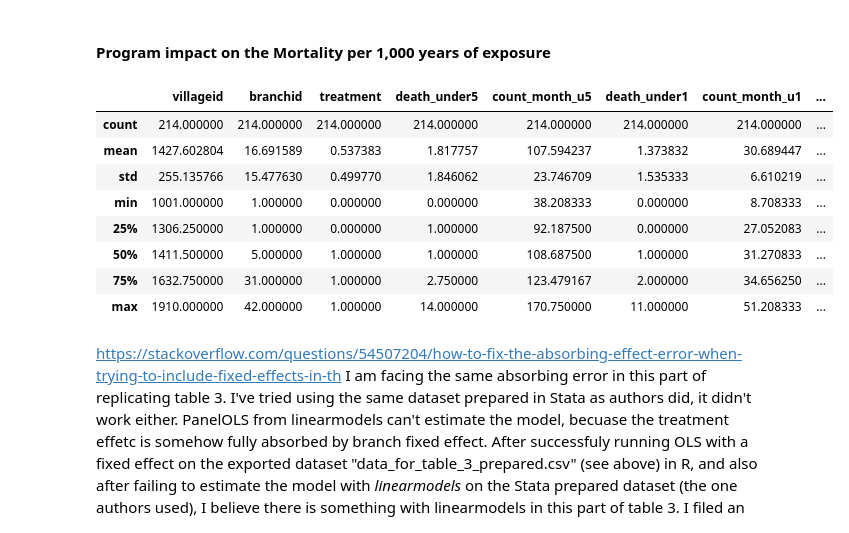
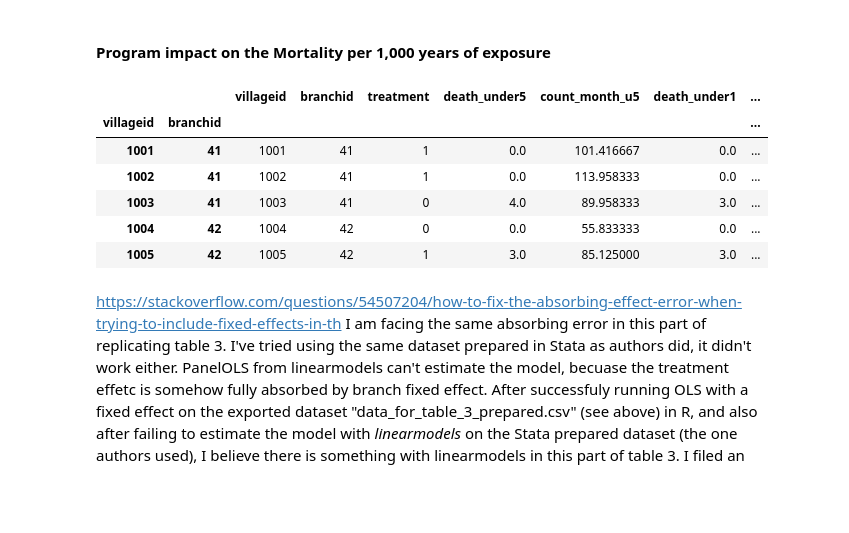
Before and after one commit to madinajapakhova/Project-replication, a Jupyter notebook: MJapakhova project(replication).ipynb, the cells around one changed output. Cells and saved outputs as stored; diff of their text form; code cells hidden in the pictures; blank space fills up the shorter version.

```diff
--- a/MJapakhova project(replication).ipynb
+++ b/MJapakhova project(replication).ipynb
@@ -393,27 +625,25 @@ So far, I've replicated the first part of table-3 (Program Impact on Child Morta
 # %% [markdown]
 #### Program impact on the Mortality per 1,000 years of exposure
 # %%
-data_2 = pd.read_stata("AEJ2018_child_mortality_computation.dta")
-data_2 = data_2.groupby(['villageid', 'branchid', 'treatment'], as_index = True)[['death_under5','count_month_u5',
+df = pd.read_stata("AEJ2018_child_mortality_computation.dta")
+df = df.groupby(['villageid', 'branchid', 'treatment'], as_index = True)[['death_under5','count_month_u5',
 'death_under1', 'count_month_u1','death_under1m','count_month_u1m']].sum().reset_index()
-data_2 = data_2.set_index(['villageid', 'branchid'], drop = False)
-data_2['count_month_u5'] = data_2.apply(lambda row: row.count_month_u5/12, axis = 1)
-data_2['count_month_u1'] = data_2.apply(lambda row: row.count_month_u1/12, axis = 1)
-data_2['mrate_u5'] = (data_2['death_under5']/data_2['count_month_u5'])*1000
-data_2['mrate_u1'] = (data_2['death_under1']/data_2['count_month_u1'])*1000
-data_2['mrate_u1m'] = (data_2['death_under1m']/data_2['count_month_u1m'])*1000
-data_2.to_csv("data_for_table_3_prepared.csv")
-data_2.describe()
+df = df.set_index(['villageid', 'branchid'], drop = False)
+df['count_month_u5'] = df.apply(lambda row: row.count_month_u5/12, axis = 1)
+df['count_month_u1'] = df.apply(lambda row: row.count_month_u1/12, axis = 1)
+df['mrate_u5'] = (df['death_under5']/df['count_month_u5'])*1000
+df['mrate_u1'] = (df['death_under1']/df['count_month_u1'])*1000
+df['mrate_u1m'] = (df['death_under1m']/df['count_month_u1m'])*1000
+df.to_csv("data_for_table_3_prepared.csv")
+df.head()
 # %% [output]
-|  | villageid | branchid | treatment | death_under5 | count_month_u5 | death_under1 | count_month_u1 | ... |
-| count | 214.000000 | 214.000000 | 214.000000 | 214.000000 | 214.000000 | 214.000000 | 214.000000 | ... |
-| mean | 1427.602804 | 16.691589 | 0.537383 | 1.817757 | 107.594237 | 1.373832 | 30.689447 | ... |
-| std | 255.135766 | 15.477630 | 0.499770 | 1.846062 | 23.746709 | 1.535333 | 6.610219 | ... |
-| min | 1001.000000 | 1.000000 | 0.000000 | 0.000000 | 38.208333 | 0.000000 | 8.708333 | ... |
-| 25% | 1306.250000 | 1.000000 | 0.000000 | 1.000000 | 92.187500 | 0.000000 | 27.052083 | ... |
-| 50% | 1411.500000 | 5.000000 | 1.000000 | 1.000000 | 108.687500 | 1.000000 | 31.270833 | ... |
-| 75% | 1632.750000 | 31.000000 | 1.000000 | 2.750000 | 123.479167 | 2.000000 | 34.656250 | ... |
-| max | 1910.000000 | 42.000000 | 1.000000 | 14.000000 | 170.750000 | 11.000000 | 51.208333 | ... |
+|  |  | villageid | branchid | treatment | death_under5 | count_month_u5 | death_under1 | ... |
+| villageid | branchid |  |  |  |  |  |  | ... |
+| 1001 | 41 | 1001 | 41 | 1 | 0.0 | 101.416667 | 0.0 | ... |
+| 1002 | 41 | 1002 | 41 | 1 | 0.0 | 113.958333 | 0.0 | ... |
+| 1003 | 41 | 1003 | 41 | 0 | 4.0 | 89.958333 | 3.0 | ... |
+| 1004 | 42 | 1004 | 42 | 0 | 0.0 | 55.833333 | 0.0 | ... |
+| 1005 | 42 | 1005 | 42 | 1 | 3.0 | 85.125000 | 3.0 | ... |
 # %% [markdown]
 https://stackoverflow.com/questions/54507204/how-to-fix-the-absorbing-effect-error-when-trying-to-include-fixed-effects-in-th   I am facing the same absorbing error in this part of replicating table 3. I've tried using the same dataset prepared in Stata as authors did, it didn't work either. PanelOLS from linearmodels can't estimate the model, becuase the treatment effetc is somehow fully absorbed by branch fixed effect. After successfuly running OLS with a fixed effect on the exported dataset "data_for_table_3_prepared.csv" (see above) in R, and also after failing to estimate the model with *linearmodels* on the Stata prepared dataset (the one authors used), I believe there is something with linearmodels in this part of table 3. I filed an issue on the github repo of the package, they confirmed that I have an absorbing error, i.e. all of my X-s are absorbed by the entity effect. To make sure there is no collinearity between treatment status and branch id, I calculated the VIF:
 # %%
```
Also changed, not shown: parts of 73 cells of this notebook.
